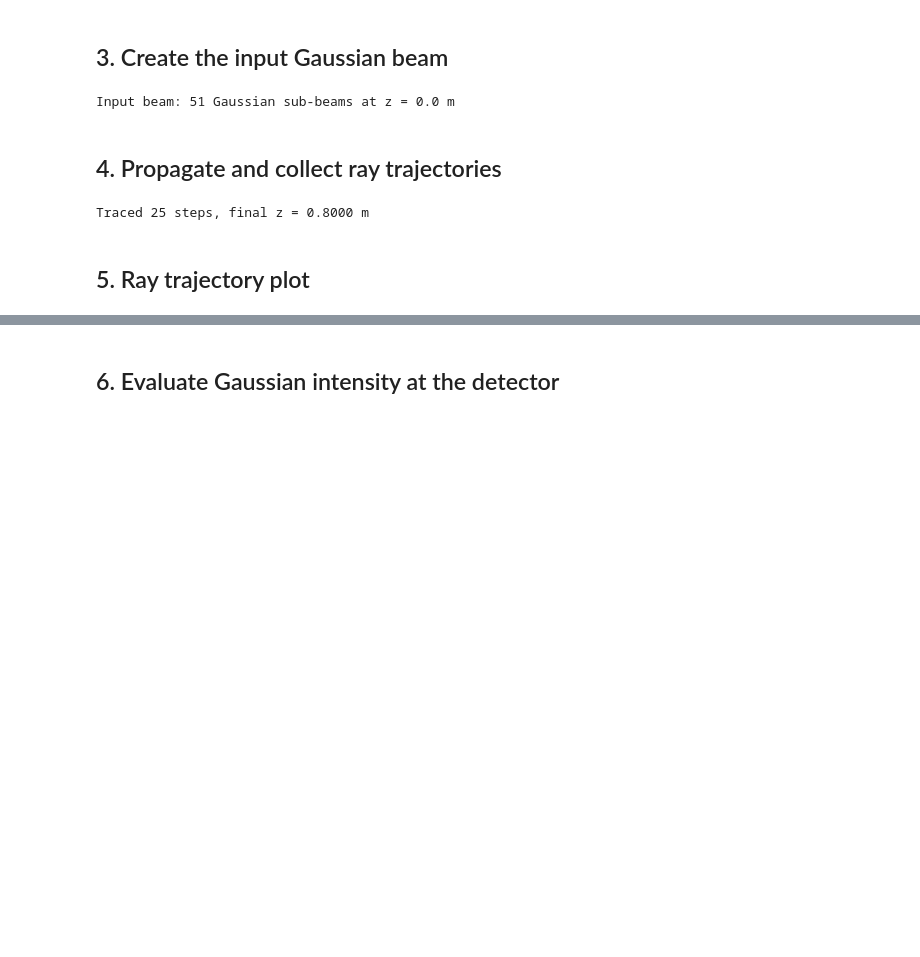
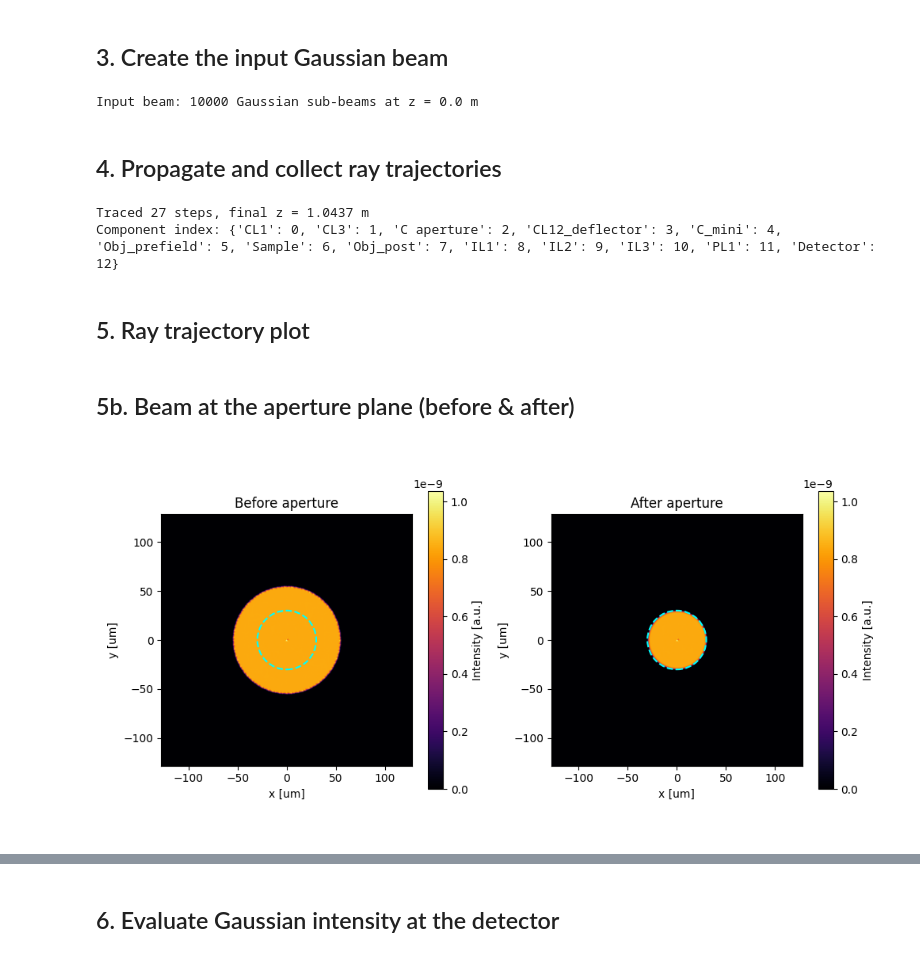
Before and after one commit to TemGym/TemGymCore, a Jupyter notebook: examples/microscope_models/microscope_gaussian_beam.ipynb, the cells around one changed output, grey strips where cells are left out. Cells and saved outputs as stored; diff of their text form; code cells hidden in the pictures; blank space fills up the shorter version.

```diff
--- a/examples/microscope_models/microscope_gaussian_beam.ipynb
+++ b/examples/microscope_models/microscope_gaussian_beam.ipynb
@@ -86,9 +124,10 @@ for c in column:
 z_source = model.auxiliary.get("z_source", 0.0)
 voltage = model.voltage
 
-beam_in = circular_input_wave(
-    aperture_radius=10e-9,  # 10 nm radius source
-    waist=5e-9,             # 5 nm Gaussian waist
+beam_in = point_source_wave(
+    n=10000,                  # 10000 Gaussian sub-beams
+    half_angle=0.5e-3,      # 0.5 mrad semi-convergence
+    waist=100e-9,            # 100 nm initial waist
     voltage=voltage,
     z0=z_source,
 )
@@ -96,7 +135,7 @@ beam_in = circular_input_wave(
 n_rays = beam_in.x.shape[0]
 print(f"Input beam: {n_rays} Gaussian sub-beams at z = {z_source} m")
 # %% [output]
-Input beam: 51 Gaussian sub-beams at z = 0.0 m
+Input beam: 10000 Gaussian sub-beams at z = 0.0 m
 # %% [markdown]
 ## 4. Propagate and collect ray trajectories
 # %%
@@ -104,23 +143,37 @@ def trace_column(beam, components):
     """Propagate beam through components, recording (z, x) at each step.
 
     Uses jax.vmap internally so each component sees a single ray.
+    Returns zs, xs arrays for plotting, plus a dict mapping each component
+    to its (before, after) beam states for evaluation at any plane.
     """
     zs = [float(beam.z[0])]
     xs = [np.array(beam.x)]
 
-    # run_iter_vmapped returns a tuple of Ray, one per propagation/component step
+    # run_iter_vmapped returns 2 rays per component: drift-to, then interact
     step_rays = run_iter_vmapped(beam, components)
-    for ray in step_rays:
+    beams = {}
+    for i, ray in enumerate(step_rays):
         zs.append(float(ray.z[0]))
         xs.append(np.array(ray.x))
+        # Even indices = arrived at component (before), odd = after interaction
+        comp_idx = i // 2
+        if i % 2 == 0:
+            beams[comp_idx] = {"before": ray}
+        else:
+            beams[comp_idx]["after"] = ray
 
     beam_out = step_rays[-1]
-    return np.array(zs), np.stack(xs, axis=0), beam_out
+    return np.array(zs), np.stack(xs, axis=0), beam_out, beams
 
 
-zs, xs, beam_out = trace_column(beam_in, column)
+zs, xs, beam_out, beams = trace_column(beam_in, column)
 print(f"Traced {len(zs)} steps, final z = {zs[-1]:.4f} m")
+
+# Map component labels to their index in the column for easy lookup
+comp_index = {name: i for i, name in enumerate(column_names)}
+print("Component index:", comp_index)
 # %% [output]
-Traced 25 steps, final z = 0.8000 m
+Traced 27 steps, final z = 1.0437 m
+Component index: {'CL1': 0, 'CL3': 1, 'C aperture': 2, 'CL12_deflector': 3, 'C_mini': 4, 'Obj_prefield': 5, 'Sample': 6, 'Obj_post': 7, 'IL1': 8, 'IL2': 9, 'IL3': 10, 'PL1': 11, 'Detector': 12}
 # %% [markdown]
 ## 5. Ray trajectory plot
@@ -127 +230,31 @@ Traced 25 steps, final z = 0.8000 m
+# %% [markdown]
+## 5b. Beam at the aperture plane (before & after)
+# %%
+ap_idx = comp_index[ap_info["name"]]
+beam_before_ap = beams[ap_idx]["before"]
+beam_after_ap  = beams[ap_idx]["after"]
+ap_radius = float(aperture.radius)
+
+fig, (ax1, ax2) = plt.subplots(1, 2, figsize=(10, 5))
+
+visualise_beam(
+    beam_before_ap,
+    pixel_size=0.5e-6,
+    shape=(512, 512),
+    aperture_radius=ap_radius,
+    title="Before aperture",
+    ax=ax1,
+)
+visualise_beam(
+    beam_after_ap,
+    pixel_size=0.5e-6,
+    shape=(512, 512),
+    aperture_radius=ap_radius,
+    title="After aperture",
+    ax=ax2,
+)
+
+plt.tight_layout()
+# %% [output]
+[figure, added]
 # %%
```
Also changed, not shown: parts of 11 cells of this notebook, 6 other files.
